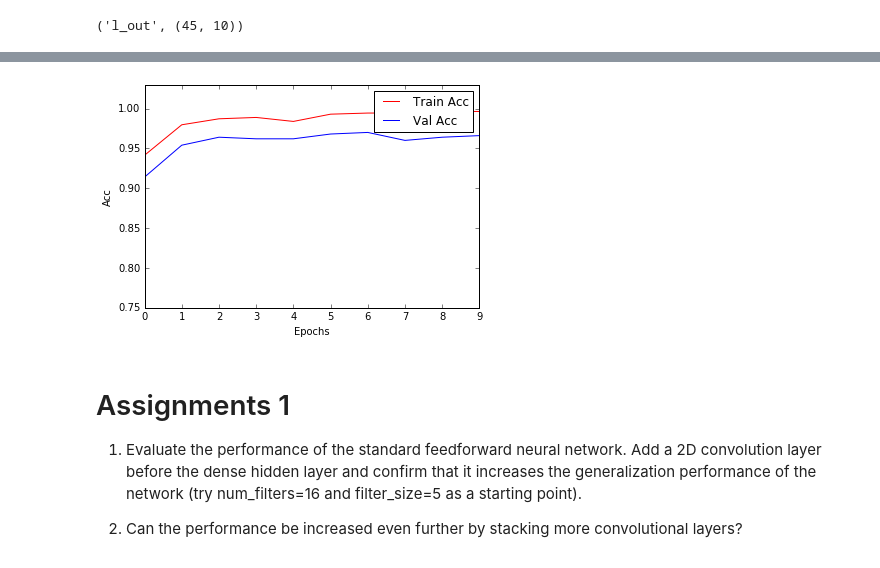
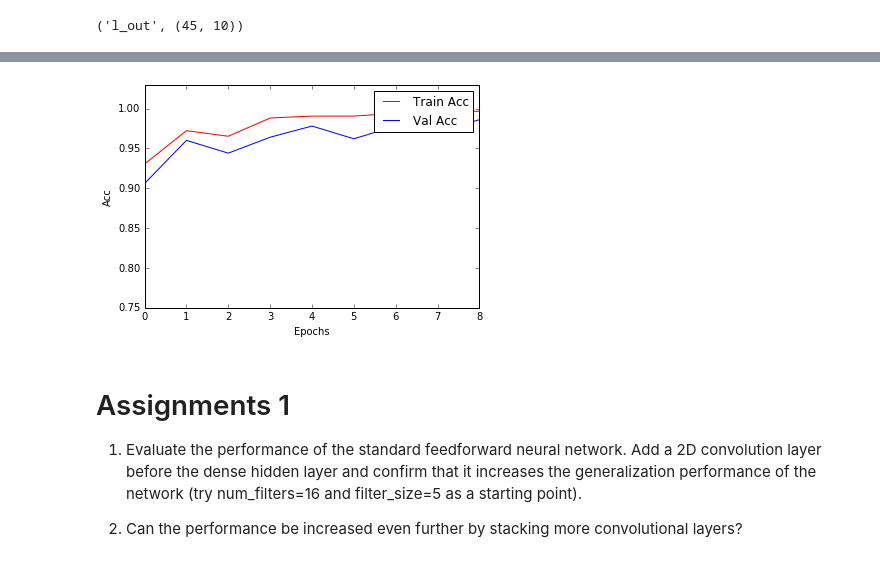
Before and after one commit to AdamPalmar/02456-Deep-learning-AP, a Jupyter notebook: week2/lab2_CNN.ipynb, the cells around one changed output, grey strips where cells are left out. Cells and saved outputs as stored; diff of their text form; code cells hidden in the pictures.

```diff
--- a/week2/lab2_CNN.ipynb
+++ b/week2/lab2_CNN.ipynb
@@ -78,7 +81,7 @@ num_features = x_train.shape[1]
 
 l_in = InputLayer(shape=(None,nchannels,rows,cols)) #note that we use a 4D input since we need to retain the spatial arrangement of the pixels when working with convolutions.
 print l_in.output_shape
-l_conv_1 = (Conv2DLayer(l_in,num_filters=64,filter_size=9,stride=2,pad='same'))
+l_conv_1 = batch_norm(Conv2DLayer(l_in,num_filters=64,filter_size=9,stride=2,pad='same'))
 print l_conv_1.output_shape
 l_pool_layer_1 = MaxPool2DLayer(incoming=l_conv_1,pool_size=2)
 print l_pool_layer_1.output_shape
@@ -145,7 +148,7 @@ print("l_out", out.shape)
 #Training Loop
 from confusionmatrix import ConfusionMatrix
 batch_size = 100
-num_epochs = 10
+num_epochs = 9
 num_samples_train = x_train.shape[0]
 num_batches_train = num_samples_train // batch_size
 num_samples_valid = x_valid.shape[0]
@@ -228,6 +230,6 @@ Epoch 10 : Train Loss 2.534225e-02 , Train acc 0.996300,  Valid acc 0.966000
 
 Test set Acc:  0.982000
-[figure, old version]
+[figure, new version]
 # %% [markdown]
 # Assignments 1
 
```
Also changed, not shown: parts of 11 cells of this notebook, 1 other file.
